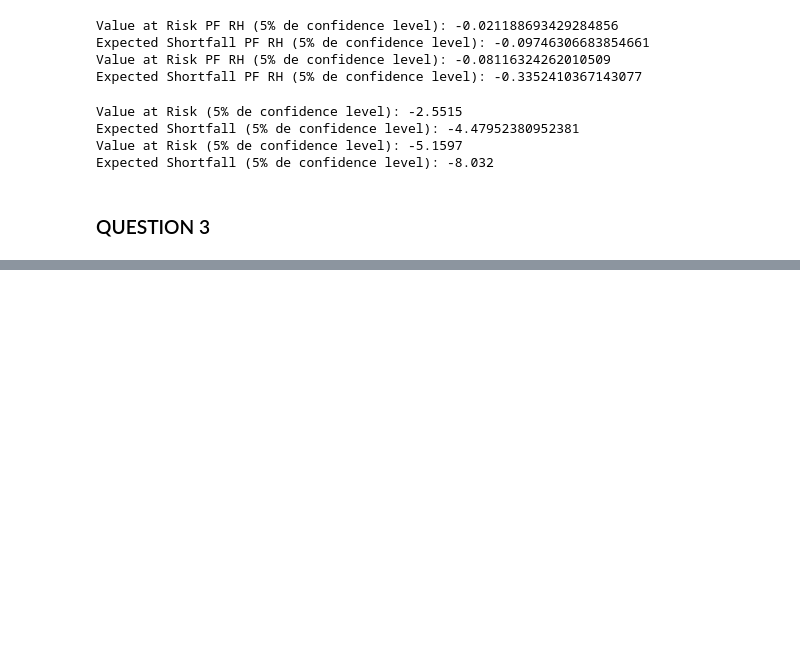
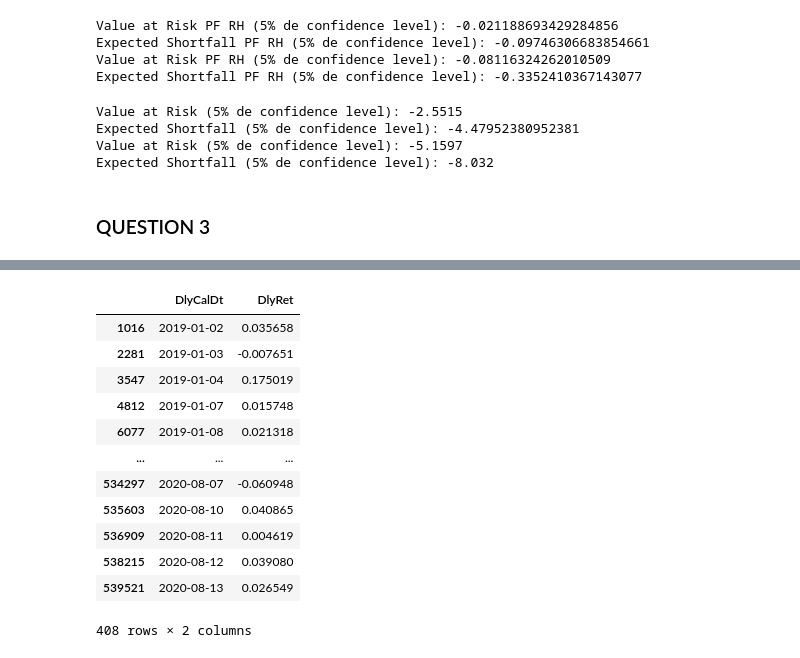
Before and after one commit to ThomasDeConinck/Econometrie-ETUDE-DE-CAS-1-, a Jupyter notebook: ETUDE DE CAS ECONO 1.ipynb, the cells around one changed output, grey strips where cells are left out. Saved outputs shown, nothing was run; the diff lists cells and outputs as text; code cells hidden in the pictures; blank space fills up the shorter version.

```diff
--- a/ETUDE DE CAS ECONO 1.ipynb
+++ b/ETUDE DE CAS ECONO 1.ipynb
@@ -383,0 +348,22 @@ print(rollAR(gme_data, T0= 1000, p=3, h = 2))
+# %%
+gme_data_test = df_stock_data.loc[df_stock_data["Ticker"] == "GME", ["DlyCalDt", "DlyRet"]]
+gme_df = pd.DataFrame(gme_data_test)
+for index, row in gme_df.iterrows():
+    gme_df.loc[index, "DlyCalDt"] = pd.to_datetime(row["DlyCalDt"])
+    gme_df.loc[index, "DlyRet"] = round(row["DlyRet"], 6)
+# %%
+gme_df
+# %% [output]
+|  | DlyCalDt | DlyRet |
+| 1016 | 2019-01-02 | 0.035658 |
+| 2281 | 2019-01-03 | -0.007651 |
+| 3547 | 2019-01-04 | 0.175019 |
+| 4812 | 2019-01-07 | 0.015748 |
+| 6077 | 2019-01-08 | 0.021318 |
+| ... | ... | ... |
+| 534297 | 2020-08-07 | -0.060948 |
+| 535603 | 2020-08-10 | 0.040865 |
+| 536909 | 2020-08-11 | 0.004619 |
+| 538215 | 2020-08-12 | 0.039080 |
+| 539521 | 2020-08-13 | 0.026549 |
+408 rows × 2 columns
```
Also changed, not shown: parts of 19 cells of this notebook.
